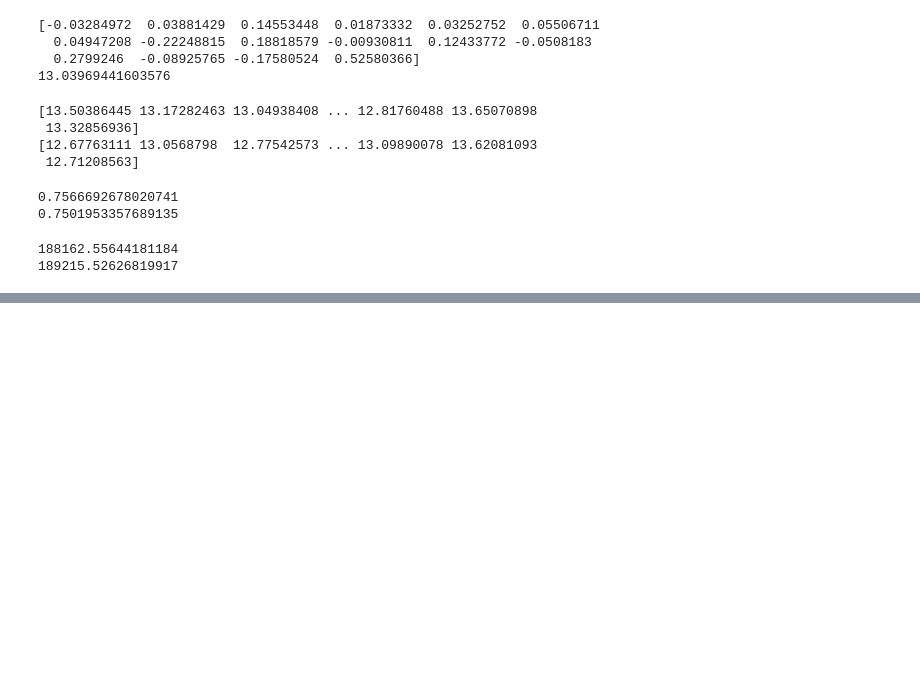
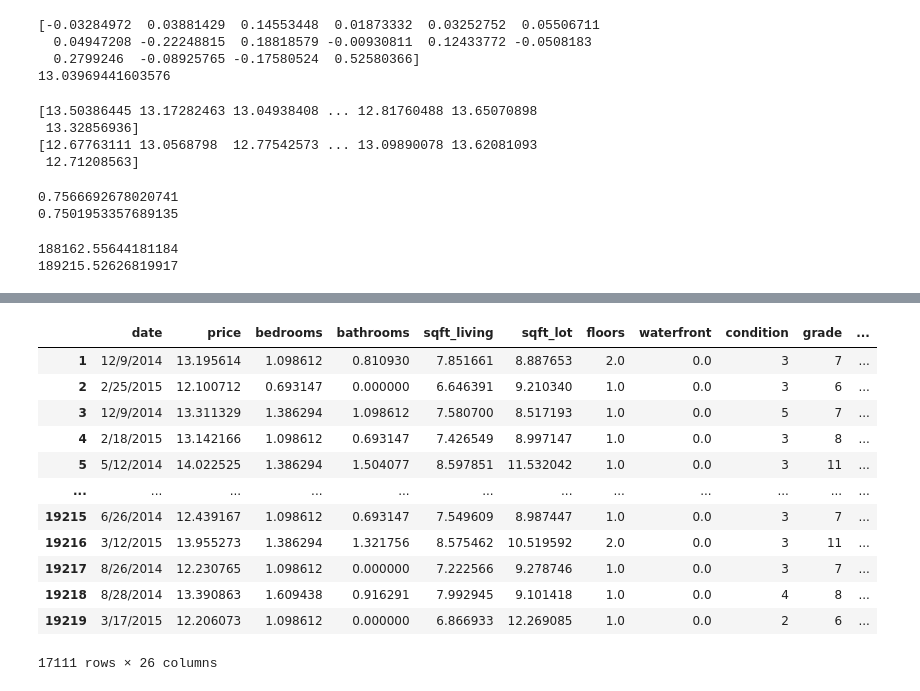
Before and after one commit to ericdnbn/Phase_2_Project, a Jupyter notebook: Eric's Project 2 Notebook.ipynb, the cells around one changed output, grey strips where cells are left out. Saved outputs shown, nothing was run; the diff lists cells and outputs as text; code cells hidden in the pictures; blank space fills up the shorter version.

```diff
--- a/Eric's Project 2 Notebook.ipynb
+++ b/Eric's Project 2 Notebook.ipynb
@@ -2112,0 +2259,16 @@ Notes:
+# %%
+df2
+# %% [output]
+|  | date | price | bedrooms | bathrooms | sqft_living | sqft_lot | floors | waterfront | condition | grade | ... |
+| 1 | 12/9/2014 | 13.195614 | 1.098612 | 0.810930 | 7.851661 | 8.887653 | 2.0 | 0.0 | 3 | 7 | ... |
+| 2 | 2/25/2015 | 12.100712 | 0.693147 | 0.000000 | 6.646391 | 9.210340 | 1.0 | 0.0 | 3 | 6 | ... |
+| 3 | 12/9/2014 | 13.311329 | 1.386294 | 1.098612 | 7.580700 | 8.517193 | 1.0 | 0.0 | 5 | 7 | ... |
+| 4 | 2/18/2015 | 13.142166 | 1.098612 | 0.693147 | 7.426549 | 8.997147 | 1.0 | 0.0 | 3 | 8 | ... |
+| 5 | 5/12/2014 | 14.022525 | 1.386294 | 1.504077 | 8.597851 | 11.532042 | 1.0 | 0.0 | 3 | 11 | ... |
+| ... | ... | ... | ... | ... | ... | ... | ... | ... | ... | ... | ... |
+| 19215 | 6/26/2014 | 12.439167 | 1.098612 | 0.693147 | 7.549609 | 8.987447 | 1.0 | 0.0 | 3 | 7 | ... |
+| 19216 | 3/12/2015 | 13.955273 | 1.386294 | 1.321756 | 8.575462 | 10.519592 | 2.0 | 0.0 | 3 | 11 | ... |
+| 19217 | 8/26/2014 | 12.230765 | 1.098612 | 0.000000 | 7.222566 | 9.278746 | 1.0 | 0.0 | 3 | 7 | ... |
+| 19218 | 8/28/2014 | 13.390863 | 1.609438 | 0.916291 | 7.992945 | 9.101418 | 1.0 | 0.0 | 4 | 8 | ... |
+| 19219 | 3/17/2015 | 12.206073 | 1.098612 | 0.000000 | 6.866933 | 12.269085 | 1.0 | 0.0 | 2 | 6 | ... |
+17111 rows × 26 columns
```
Also changed, not shown: parts of 43 cells of this notebook.
